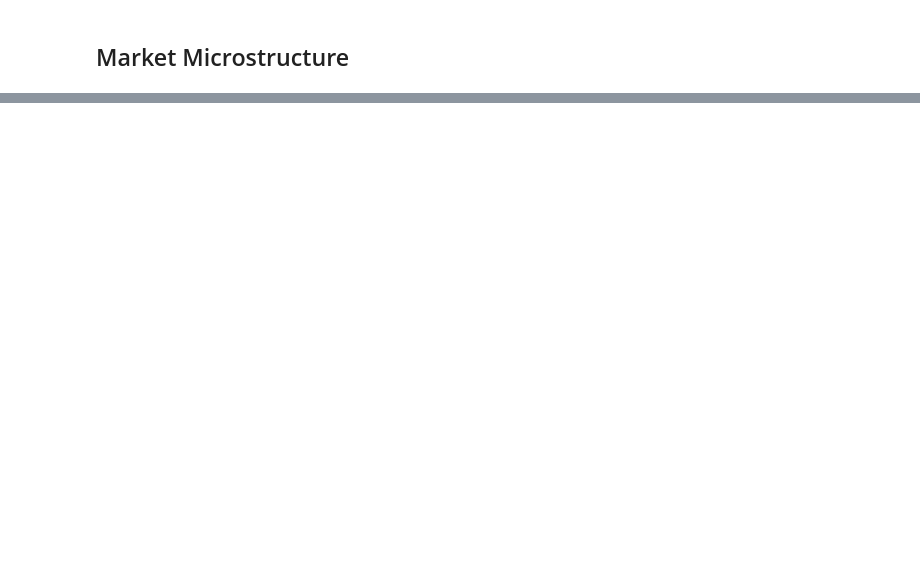
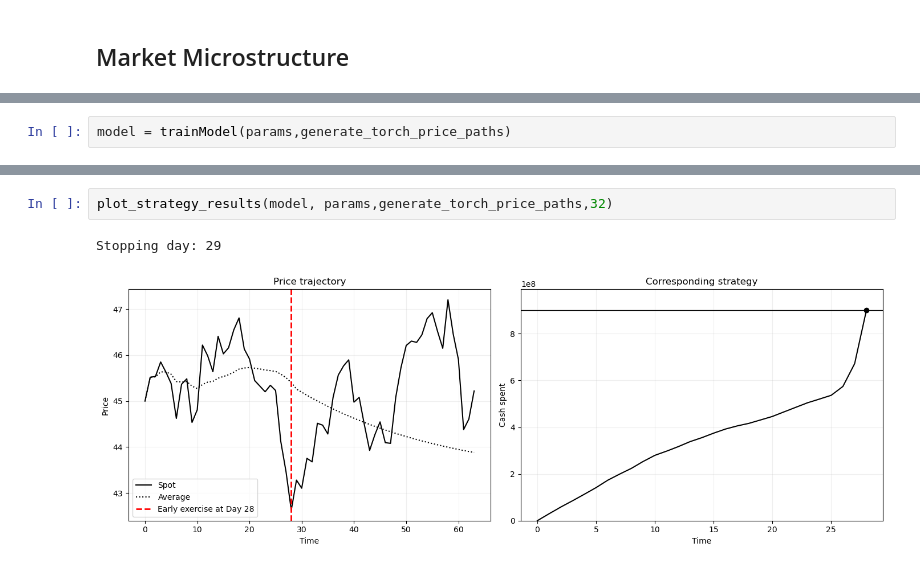
Before and after one commit to LaiquendiJ/Market-Microstructure-CW-2026, a Jupyter notebook: code.ipynb, the cells around one changed output, grey strips where cells are left out. Drawn from its saved outputs; the diff is of its cells as text; blank space fills up the shorter version.

```diff
--- a/code.ipynb
+++ b/code.ipynb
@@ -386,0 +348,2 @@ n=63, v_tilde(S>A) mean=nan
+# %%
+model = trainModel(params,generate_torch_price_paths)
@@ -386,0 +368,5 @@ n=63, v_tilde(S>A) mean=nan
+# %%
+plot_strategy_results(model, params,generate_torch_price_paths,32)
+# %% [output]
+Stopping day: 29
+[figure, added]
```
Also changed, not shown: parts of 11 cells of this notebook, 5 other files.
